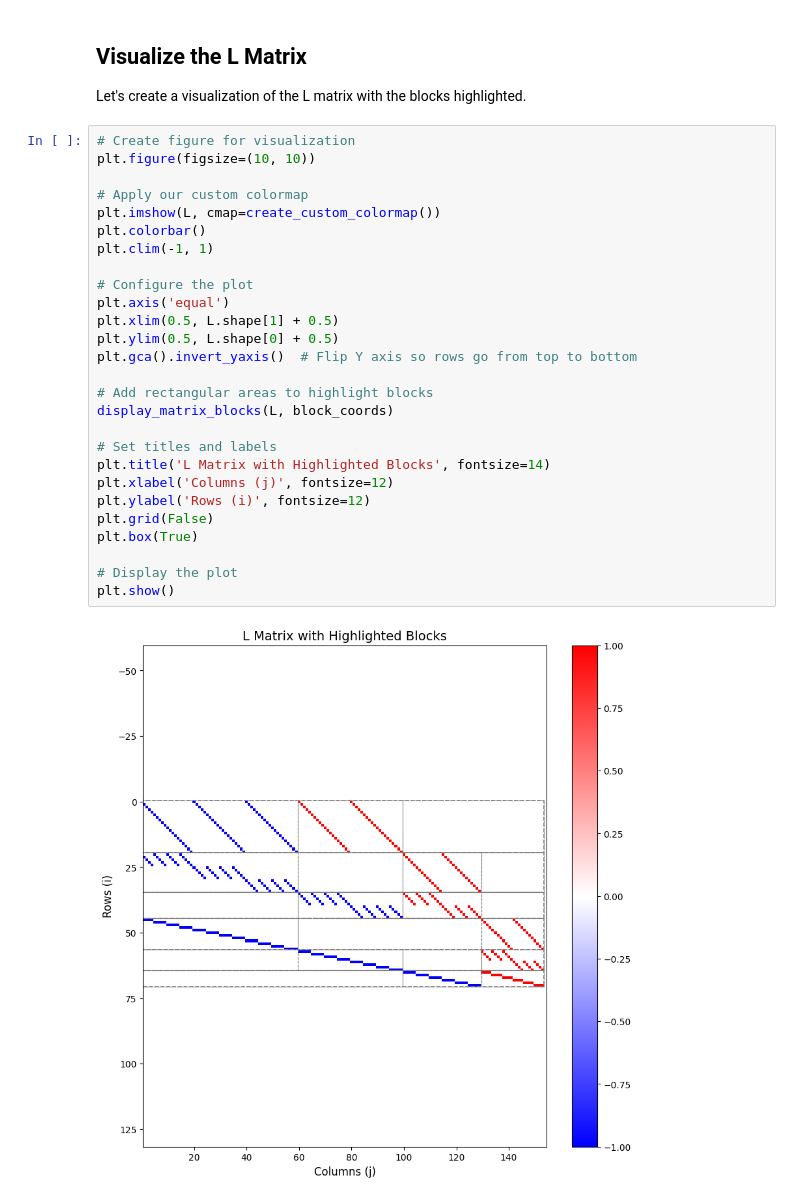
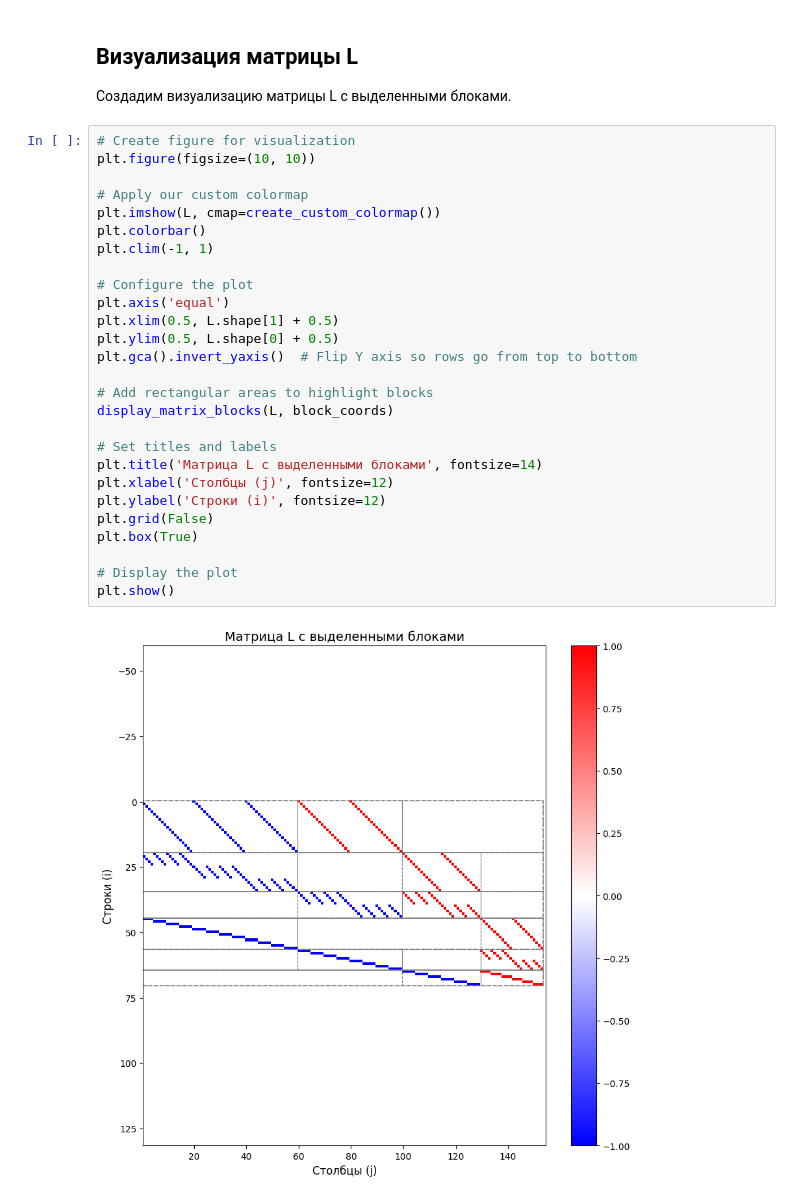
Before and after one commit to Ruslan361/matrix_analys, a Jupyter notebook: matrix_analysis_notebook.ipynb, the cells around one changed output. Drawn from its saved outputs; the diff is of its cells as text.

```diff
--- a/matrix_analysis_notebook.ipynb
+++ b/matrix_analysis_notebook.ipynb
@@ -126,34 +123,34 @@ Number of blocks: 4
 # %% [markdown]
-## Visualize the L Matrix
+## Визуализация матрицы L
 
-Let's create a visualization of the L matrix with the blocks highlighted.
+Создадим визуализацию матрицы L с выделенными блоками.
 # %%
 # Create figure for visualization
 plt.figure(figsize=(10, 10))
 
 # Apply our custom colormap
 plt.imshow(L, cmap=create_custom_colormap())
 plt.colorbar()
 plt.clim(-1, 1)
 
 # Configure the plot
 plt.axis('equal')
 plt.xlim(0.5, L.shape[1] + 0.5)
 plt.ylim(0.5, L.shape[0] + 0.5)
 plt.gca().invert_yaxis()  # Flip Y axis so rows go from top to bottom
 
 # Add rectangular areas to highlight blocks
 display_matrix_blocks(L, block_coords)
 
 # Set titles and labels
-plt.title('L Matrix with Highlighted Blocks', fontsize=14)
-plt.xlabel('Columns (j)', fontsize=12)
-plt.ylabel('Rows (i)', fontsize=12)
+plt.title('Матрица L с выделенными блоками', fontsize=14)
+plt.xlabel('Столбцы (j)', fontsize=12)
+plt.ylabel('Строки (i)', fontsize=12)
 plt.grid(False)
 plt.box(True)
 
 # Display the plot
 plt.show()
 # %% [output]
-[figure, old version]
+[figure, new version]
 # %% [markdown]
```
Also changed, not shown: parts of 25 cells of this notebook.
